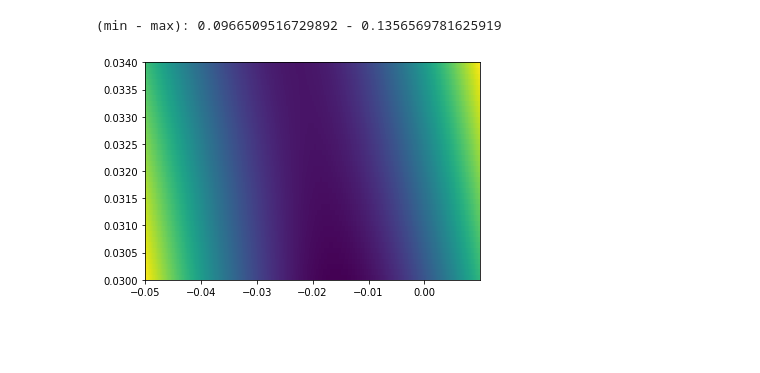
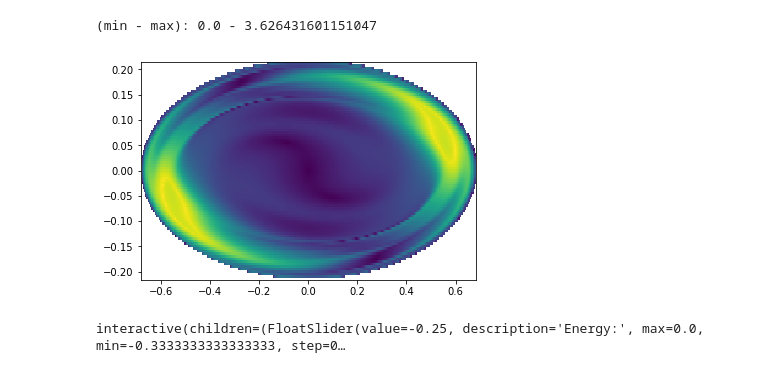
Before and after one commit to edwardsjohnmartin/MagPhyxP, a Jupyter notebook: Edges.ipynb, the cells around one changed output. Drawn from its saved outputs; the diff is of its cells as text; code cells hidden in the pictures; blank space fills up the shorter version.

```diff
--- a/Edges.ipynb
+++ b/Edges.ipynb
@@ -1,5 +1,4 @@
 # %%
-import subprocess
 import numpy as np
 import matplotlib.pyplot as plt
 import magphyxp
@@ -8,47 +7,93 @@ def f(x,y):
     pr = 2*energy + 2/3 - x**2 - 10*y**2
     if pr >= 0:
         return magphyxp.period(x, y, num_bounces, energy)
-    return 0
+    return np.nan
 
 vf = np.vectorize(f)
 
 energy = -0.1
 num_bounces = 4
 p_theta = np.sqrt((energy + 1/3)*2)
 p_phi = np.sqrt((energy + 1/3)/5)
 
-full = False
+full = True
 
 if full:
     p_theta_start = -p_theta
     p_theta_end = p_theta
     p_phi_start = -p_phi
     p_phi_end = p_phi
     h = 0.005
 else:
-#     p_theta_start = -0.2
-#     p_theta_end = 0.2
-#     p_phi_start = -0.1
-#     p_phi_end = 0.1
-#     h = 0.001
-    p_theta_start = -0.050
-    p_theta_end = 0.01
-    p_phi_start = 0.030
-    p_phi_end = 0.034
+    p_theta_start = -0.095
+    p_theta_end = -0.085
+    p_phi_start = 0.053
+    p_phi_end = 0.055
     h = 0.0001
+#     p_theta_start = -0.050
+#     p_theta_end = 0.01
+#     p_phi_start = 0.030
+#     p_phi_end = 0.034
+#     h = 0.0001
 
 x_range = np.arange(p_theta_start, p_theta_end, h)
 y_range = np.arange(p_phi_start, p_phi_end, h)
 
 x, y = np.meshgrid(x_range, y_range)
 
-grid_fval = np.zeros((x.shape[0], x.shape[1]))
-
 # %time z = vf(x,y)
 z = vf(x,y)
+
 h = plt.pcolor(x,y,z)
 
-print('(min - max): {} - {}'.format(np.min(z), np.max(z)))
+print('(min - max): {} - {}'.format(np.nanmin(z), np.nanmax(z)))
 # %% [output]
-(min - max): 0.0966509516729892 - 0.1356569781625919
+(min - max): 0.0 - 3.626431601151047
-[figure, old version]
+[figure, new version]
+# %%
+import numpy as np
+import matplotlib.pyplot as plt
+import magphyxp
+from ipywidgets import interactive, interact, fixed, interact_manual
+import ipywidgets as widgets
+from IPython.display import display
+
+def f(x,y,energy,num_bounces):
+    pr = 2*energy + 2/3 - x**2 - 10*y**2
+    if pr >= 0:
+        return magphyxp.period(x, y, num_bounces, energy)
+    return np.nan
+
+vf = np.vectorize(f)
+
+energy_widget = widgets.FloatSlider(min=-1/3, max=0, step=0.05, value=-1/4, description='Energy:')
+num_bounces_widget = widgets.IntSlider(min=1, max=5, value=3, description='Num bounces:')
+h_widget = widgets.FloatSlider(min=0.001, max=0.1, step=0.0005, value=0.01, readout_format='.3f', description='H:')
+p_theta_widget = widgets.FloatSlider(min=0, max=0.8, step=0.001, value=0.3)
+p_phi_widget = widgets.FloatSlider(min=0, max=0.8, step=0.001, value=0.3)
+
+# def update_p_theta_range(*args):
+#     p_theta_widget.max = np.sqrt((energy_widget.value + 1/3)*2)
+# energy_widget.observe(update_p_theta_range, 'value')
+
+# def update_p_phi_range(*args):
+#     p_phi_widget.max = np.sqrt((energy_widget.value + 1/3)/5)
+# energy_widget.observe(update_p_phi_range, 'value')
+
+def func(energy, num_bounces, h, p_theta, p_phi):
+#     p_theta = np.sqrt((energy + 1/3)*2)
+#     p_phi = np.sqrt((energy + 1/3)/5)
+#     x_range = np.arange(-p_theta, p_theta, h)
+#     y_range = np.arange(-p_phi, p_phi, h)
+    x_range = np.arange(-p_theta, p_theta, h)
+    y_range = np.arange(-p_phi, p_phi, h)
+    x, y = np.meshgrid(x_range, y_range)
+    z = vf(x,y,energy,num_bounces)
+#     z = f(x,y,energy,num_bounces)
+    plt.pcolor(x,y,z)
+    plt.colorbar()
+
+w = interactive(func, energy=energy_widget, num_bounces=num_bounces_widget, h=h_widget, p_theta=p_theta_widget, p_phi=p_phi_widget)
+display(w)
+# %% [output]
+interactive(children=(FloatSlider(value=-0.25, description='Energy:', max=0.0, min=-0.3333333333333333, step=0…
```
Also changed, not shown: parts of 2 cells of this notebook, 14 other files.
